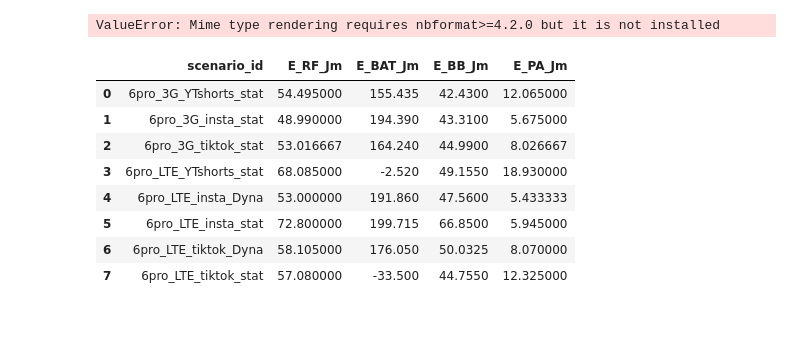
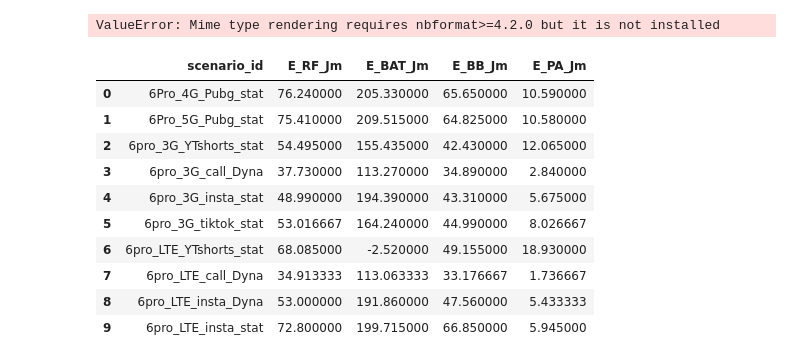
Before and after one commit to ccanela/SIR, a Jupyter notebook: processing_ready.ipynb, the cells around one changed output. Saved outputs shown, nothing was run; the diff lists cells and outputs as text; code cells hidden in the pictures; blank space fills up the shorter version.

Commit message:
added pubg files

```diff
--- a/processing_ready.ipynb
+++ b/processing_ready.ipynb
@@ -761,39 +766,41 @@ import pandas as pd
 
 # Load your result_df if not done already
 # result_df = pd.read_csv("result_df.csv")
 
 # Add scenario_id column
 # Create scenario_id from the relevant columns
 result_df['scenario_id'] = (
     result_df['Device'].astype(str).str.strip() + "_" +
     result_df['RAN Technology'].astype(str).str.strip() + "_" +
     result_df['Platform'].astype(str).str.strip() + "_" +
     result_df['Condition'].astype(str).str.strip()
 )
 # Compute average energy values per scenario
 # Clean energy columns just in case
 energy_cols = ['E_RF Jm', 'E_BAT Jm', 'E_BB Jm', 'E_PA Jm']
 result_df[energy_cols] = result_df[energy_cols].apply(pd.to_numeric, errors='coerce')
 
 # Group by scenario_id
 scenario_summary_df = result_df.groupby('scenario_id')[energy_cols].mean().reset_index()
 
 # Optional: rename for clarity
 scenario_summary_df.columns = ['scenario_id', 'E_RF_Jm', 'E_BAT_Jm', 'E_BB_Jm', 'E_PA_Jm']
 
 # Save to CSV for frontend usage
-scenario_summary_df.to_csv("frontend_energy_summary.csv", index=False)
+scenario_summary_df.to_csv("./website/server/scenario_summary_df.csv", index=False)
 
 
 # Show preview in notebook
 scenario_summary_df.head(10)
 # %% [output]
 |  | scenario_id | E_RF_Jm | E_BAT_Jm | E_BB_Jm | E_PA_Jm |
-| 0 | 6pro_3G_YTshorts_stat | 54.495000 | 155.435 | 42.4300 | 12.065000 |
-| 1 | 6pro_3G_insta_stat | 48.990000 | 194.390 | 43.3100 | 5.675000 |
-| 2 | 6pro_3G_tiktok_stat | 53.016667 | 164.240 | 44.9900 | 8.026667 |
-| 3 | 6pro_LTE_YTshorts_stat | 68.085000 | -2.520 | 49.1550 | 18.930000 |
-| 4 | 6pro_LTE_insta_Dyna | 53.000000 | 191.860 | 47.5600 | 5.433333 |
-| 5 | 6pro_LTE_insta_stat | 72.800000 | 199.715 | 66.8500 | 5.945000 |
-| 6 | 6pro_LTE_tiktok_Dyna | 58.105000 | 176.050 | 50.0325 | 8.070000 |
-| 7 | 6pro_LTE_tiktok_stat | 57.080000 | -33.500 | 44.7550 | 12.325000 |
+| 0 | 6Pro_4G_Pubg_stat | 76.240000 | 205.330000 | 65.650000 | 10.590000 |
+| 1 | 6Pro_5G_Pubg_stat | 75.410000 | 209.515000 | 64.825000 | 10.580000 |
+| 2 | 6pro_3G_YTshorts_stat | 54.495000 | 155.435000 | 42.430000 | 12.065000 |
+| 3 | 6pro_3G_call_Dyna | 37.730000 | 113.270000 | 34.890000 | 2.840000 |
+| 4 | 6pro_3G_insta_stat | 48.990000 | 194.390000 | 43.310000 | 5.675000 |
+| 5 | 6pro_3G_tiktok_stat | 53.016667 | 164.240000 | 44.990000 | 8.026667 |
+| 6 | 6pro_LTE_YTshorts_stat | 68.085000 | -2.520000 | 49.155000 | 18.930000 |
+| 7 | 6pro_LTE_call_Dyna | 34.913333 | 113.063333 | 33.176667 | 1.736667 |
+| 8 | 6pro_LTE_insta_Dyna | 53.000000 | 191.860000 | 47.560000 | 5.433333 |
+| 9 | 6pro_LTE_insta_stat | 72.800000 | 199.715000 | 66.850000 | 5.945000 |
```
Also changed, not shown: parts of 2 cells of this notebook, 2 other files.
